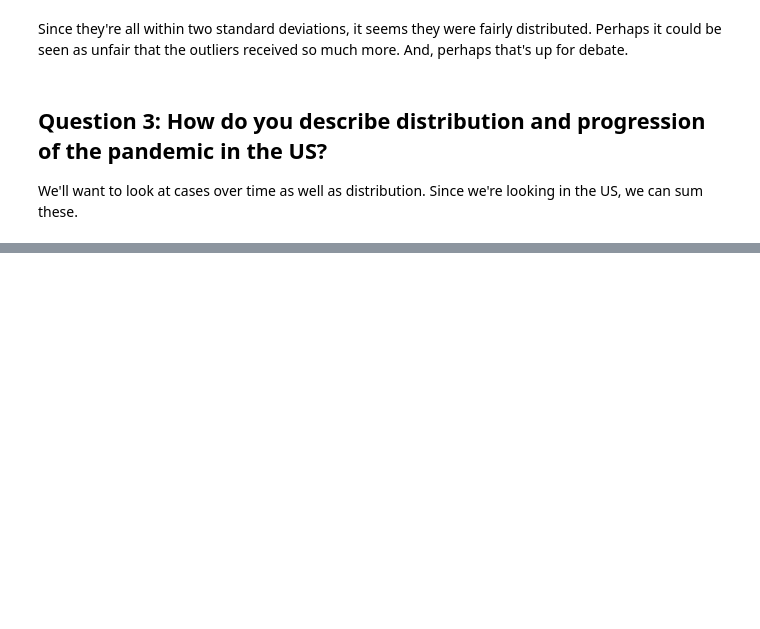
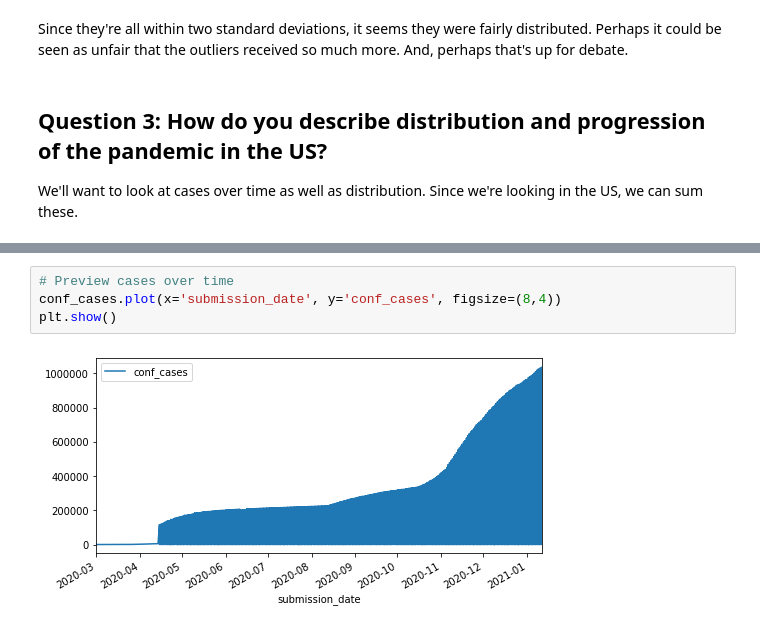
Before and after one commit to JessicaFB/Bodo-Covid, a Jupyter notebook: Covid-questions.ipynb, the cells around one changed output, grey strips where cells are left out. Saved outputs shown, nothing was run; the diff lists cells and outputs as text; blank space fills up the shorter version.

Commit message:
Question three visualization.

```diff
--- a/Covid-questions.ipynb
+++ b/Covid-questions.ipynb
@@ -380,0 +381,6 @@ conf_cases
+# %%
+# Preview cases over time
+conf_cases.plot(x='submission_date', y='conf_cases', figsize=(8,4))
+plt.show()
+# %% [output]
+[figure, added]
```
Also changed, not shown: parts of 5 cells of this notebook.
